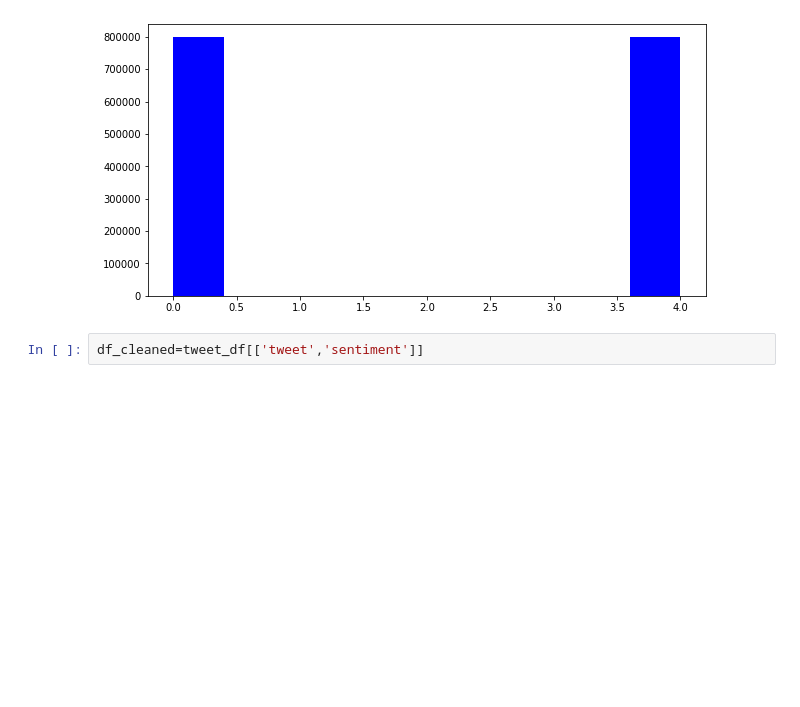
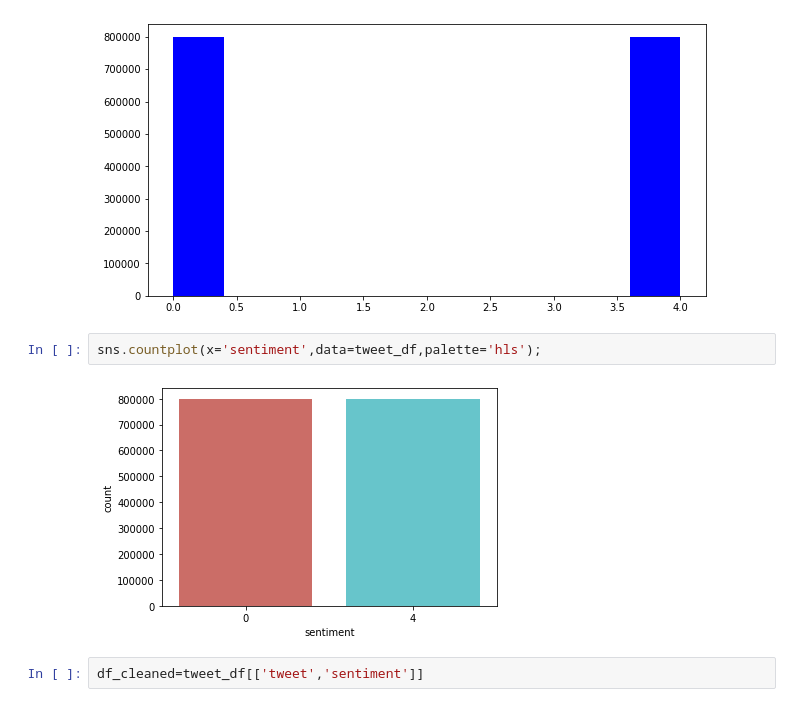
Before and after one commit to agvar/main_projects, a Jupyter notebook: capstone/data_analysis/Sentiment_analysis.ipynb, the cells around one changed output. Saved outputs shown, nothing was run; the diff lists cells and outputs as text; blank space fills up the shorter version.

```diff
--- a/capstone/data_analysis/Sentiment_analysis.ipynb
+++ b/capstone/data_analysis/Sentiment_analysis.ipynb
@@ -92,6 +100,10 @@ ax.hist(tweet_df.sentiment,color='blue')
 plt.show()
 # %% [output]
 [figure]
+# %%
+sns.countplot(x='sentiment',data=tweet_df,palette='hls');
+# %% [output]
+[figure, added]
 # %%
 df_cleaned=tweet_df[['tweet','sentiment']]
 # %% [markdown]
```
Also changed, not shown: parts of 14 cells of this notebook, 2 other files.
